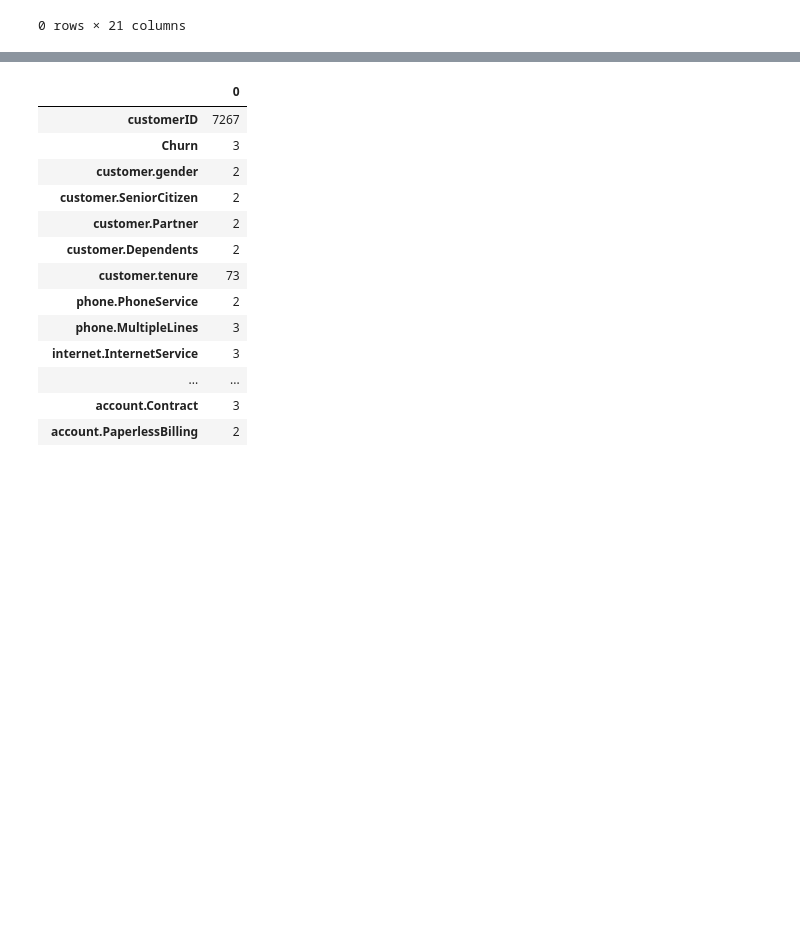
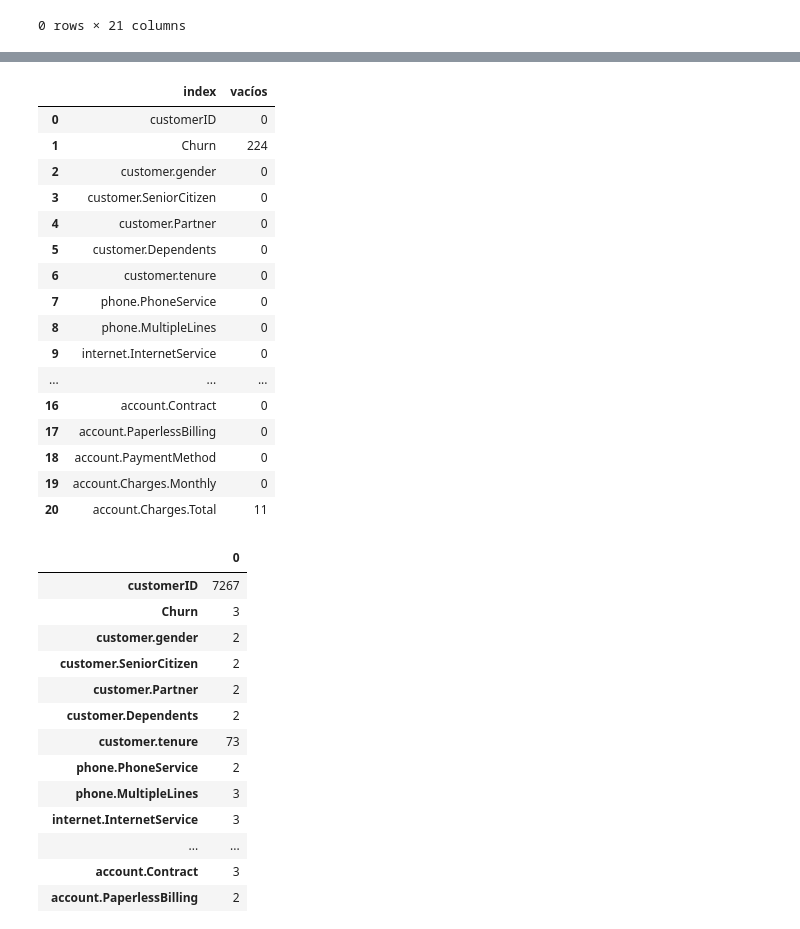
Before and after one commit to paolalarap/challenge_TelecomX_palp, a Jupyter notebook: challenge_TelecomX_palp.ipynb, the cells around one changed output, grey strips where cells are left out. Cells and saved outputs as stored; diff of their text form; code cells hidden in the pictures; blank space fills up the shorter version.

```diff
--- a/challenge_TelecomX_palp.ipynb
+++ b/challenge_TelecomX_palp.ipynb
@@ -150,3 +151,23 @@ datos_duplicados
+# %%
+datos_clientes_n.replace(r'^\s*$', np.nan, regex=True).isnull().sum().reset_index(name='vacíos')
+# %% [output]
+|  | index | vacíos |
+| 0 | customerID | 0 |
+| 1 | Churn | 224 |
+| 2 | customer.gender | 0 |
+| 3 | customer.SeniorCitizen | 0 |
+| 4 | customer.Partner | 0 |
+| 5 | customer.Dependents | 0 |
+| 6 | customer.tenure | 0 |
+| 7 | phone.PhoneService | 0 |
+| 8 | phone.MultipleLines | 0 |
+| 9 | internet.InternetService | 0 |
+| ... | ... | ... |
+| 16 | account.Contract | 0 |
+| 17 | account.PaperlessBilling | 0 |
+| 18 | account.PaymentMethod | 0 |
+| 19 | account.Charges.Monthly | 0 |
+| 20 | account.Charges.Total | 11 |
 # %%
 inconsistencias=datos_clientes_n.nunique()
 inconsistencias
```
Also changed, not shown: parts of 12 cells of this notebook.
